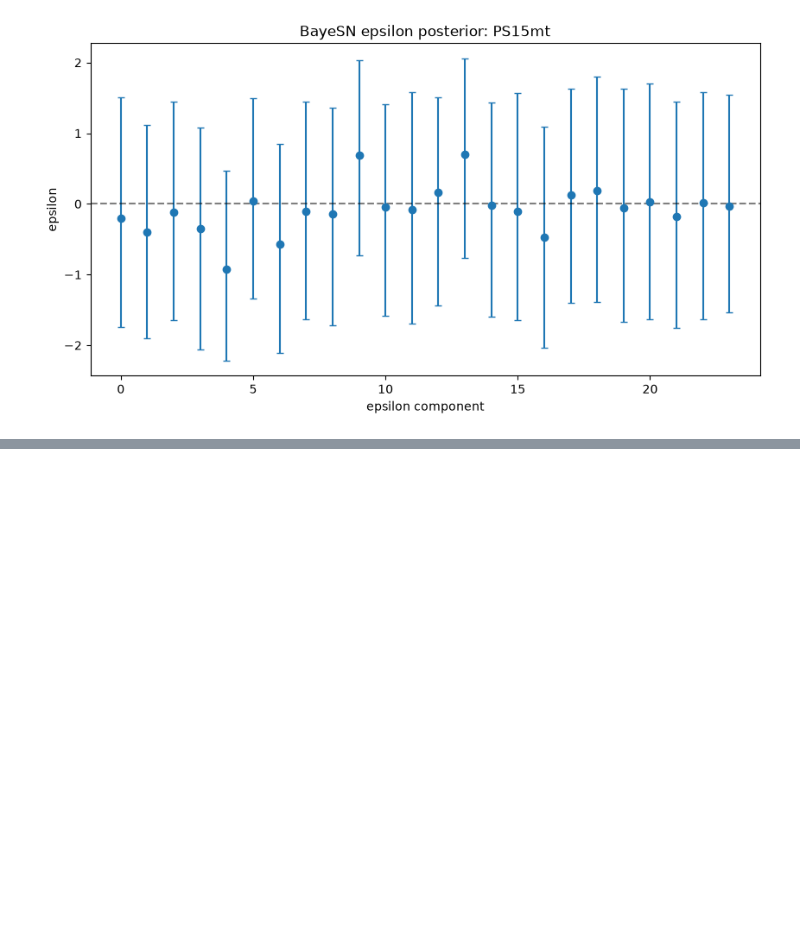
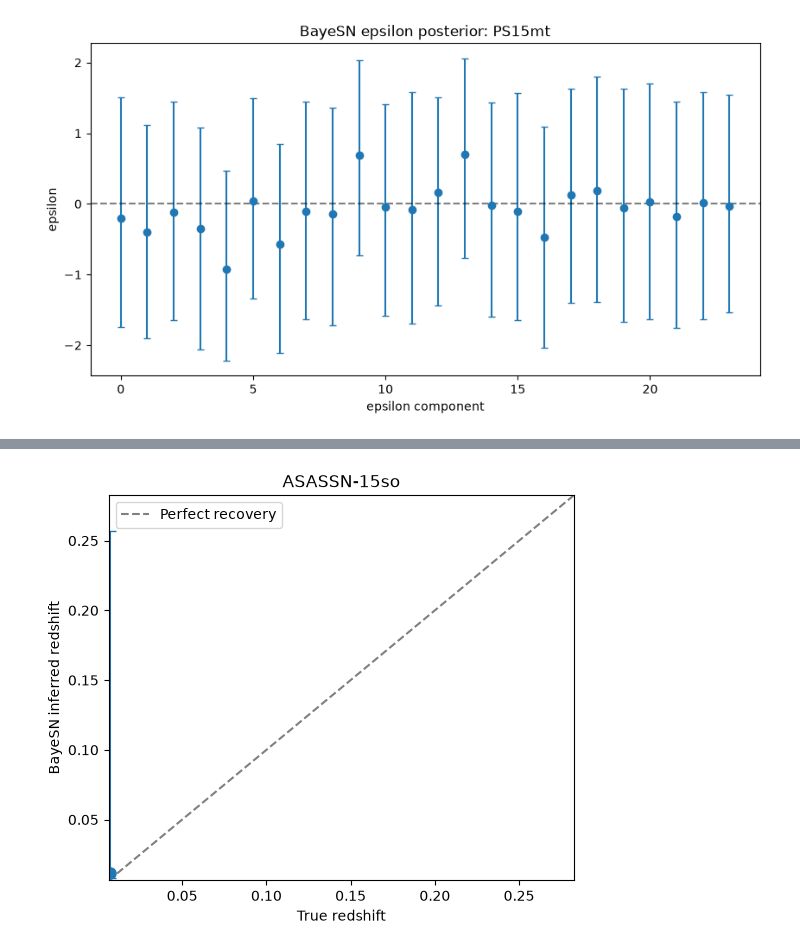
Before and after one commit to jennake/bayesn-lsst-project, a Jupyter notebook: notebooks/begin_fits.ipynb, the cells around one changed output, grey strips where cells are left out. Drawn from its saved outputs; the diff is of its cells as text; code cells hidden in the pictures; blank space fills up the shorter version.

Commit message:
LC fits with/without redshift

```diff
--- a/notebooks/begin_fits.ipynb
+++ b/notebooks/begin_fits.ipynb
@@ -1398,0 +1394,9 @@ plt.show()
+# %%
+fixed_model = SEDmodel(load_model="T21_model")
+
+fixed_samples, fixed_props = fixed_model.fit_from_file(
+    str(sn_file),
+    filt_map=filt_map,
+    photoz=False,
+    chain_method="sequential",
+)
@@ -1398,0 +1424,10 @@ plt.show()
+# %%
+photoz_model = SEDmodel(load_model="T21_model")
+
+photoz_samples, photoz_props = photoz_model.fit_from_file(
+    str(sn_file),
+    filt_map=filt_map,
+    photoz=True,
+    z_quantiles=jnp.arange(0, 1, 0.1),
+    chain_method="sequential",
+)
@@ -1398,0 +1589,48 @@ plt.show()
+# %%
+z_samples = np.asarray(
+    photoz_samples["z"]
+).reshape(-1)
+
+z16, z50, z84 = np.percentile(
+    z_samples,
+    [16, 50, 84]
+)
+
+plt.figure(figsize=(6, 5))
+
+plt.errorbar(
+    fixed_z,
+    z50,
+    yerr=[
+        [z50 - z16],
+        [z84 - z50]
+    ],
+    fmt="o",
+    markersize=8,
+    capsize=4
+)
+
+lims = [
+    min(fixed_z, z16) * 0.9,
+    max(fixed_z, z84) * 1.1
+]
+
+plt.plot(
+    lims,
+    lims,
+    "--",
+    color="grey",
+    label="Perfect recovery"
+)
+
+plt.xlim(lims)
+plt.ylim(lims)
+
+plt.xlabel("True redshift")
+plt.ylabel("BayeSN inferred redshift")
+plt.title(snid)
+plt.legend()
+
+plt.show()
+# %% [output]
+[figure, added]
```
Also changed, not shown: parts of 58 cells of this notebook.
